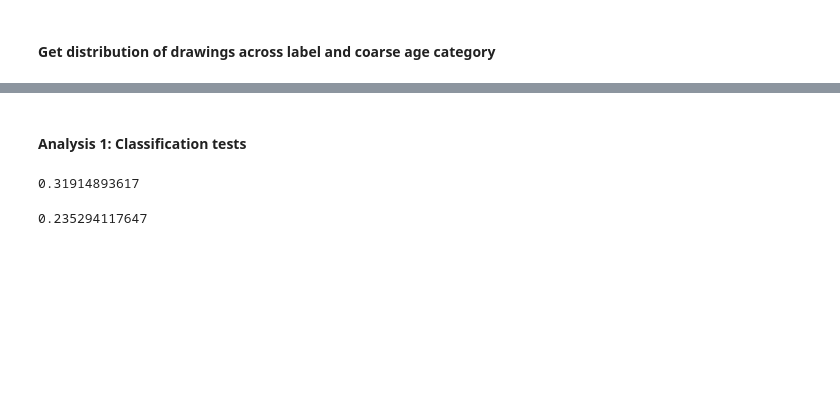
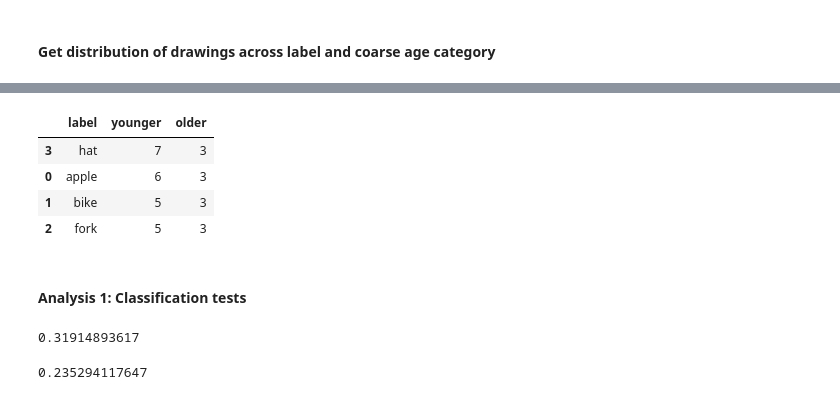
Before and after one commit to brialorelle/kiddraw, a Jupyter notebook: analysis/museumdraw/python/analyze_features_museumdraw_e1.ipynb, the cells around one changed output, grey strips where cells are left out. Cells and saved outputs as stored; diff of their text form; code cells hidden in the pictures; blank space fills up the shorter version.

```diff
--- a/analysis/museumdraw/python/analyze_features_museumdraw_e1.ipynb
+++ b/analysis/museumdraw/python/analyze_features_museumdraw_e1.ipynb
@@ -252,6 +256,14 @@ o = pd.DataFrame([labels_in_need,y_counter,o_counter])
 o = o.transpose()
 o.columns = ['label','younger','older']
 o = o.sort_values(by=['younger','older'],ascending=False)
+# %%
+o
+# %% [output]
+|  | label | younger | older |
+| 3 | hat | 7 | 3 |
+| 0 | apple | 6 | 3 |
+| 1 | bike | 5 | 3 |
+| 2 | fork | 5 | 3 |
 # %% [markdown]
 #### Analysis 1:  Classification tests
 # %%
```
Also changed, not shown: parts of 6 cells of this notebook, 2 other files.
